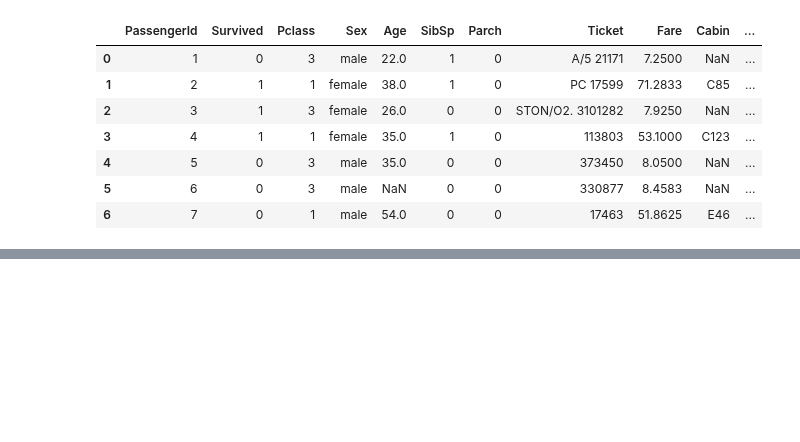
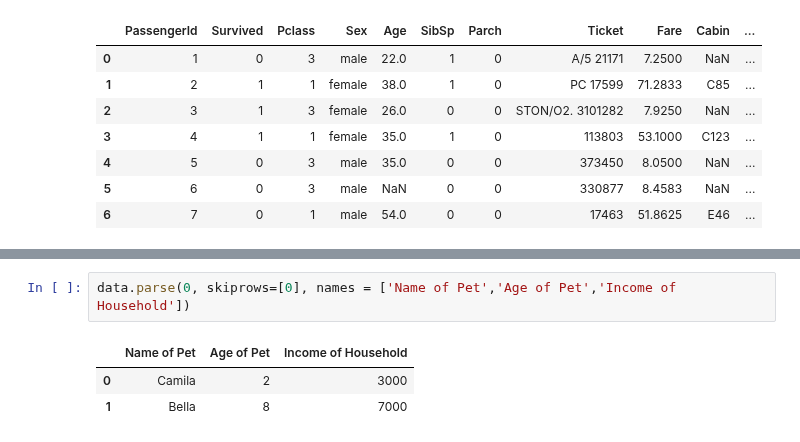
Before and after one commit to Jose-Servin/DataCamp, a Jupyter notebook: Courses/Intro_Importing_Data/Importing_Data.ipynb, the cells around one changed output, grey strips where cells are left out. Drawn from its saved outputs; the diff is of its cells as text; blank space fills up the shorter version.

```diff
--- a/Courses/Intro_Importing_Data/Importing_Data.ipynb
+++ b/Courses/Intro_Importing_Data/Importing_Data.ipynb
@@ -241,0 +271,6 @@ titanic_df
+# %%
+data.parse(0, skiprows=[0], names = ['Name of Pet','Age of Pet','Income of Household'])
+# %% [output]
+|  | Name of Pet | Age of Pet | Income of Household |
+| 0 | Camila | 2 | 3000 |
+| 1 | Bella | 8 | 7000 |
```
Also changed, not shown: parts of 29 cells of this notebook, 5 other files.
